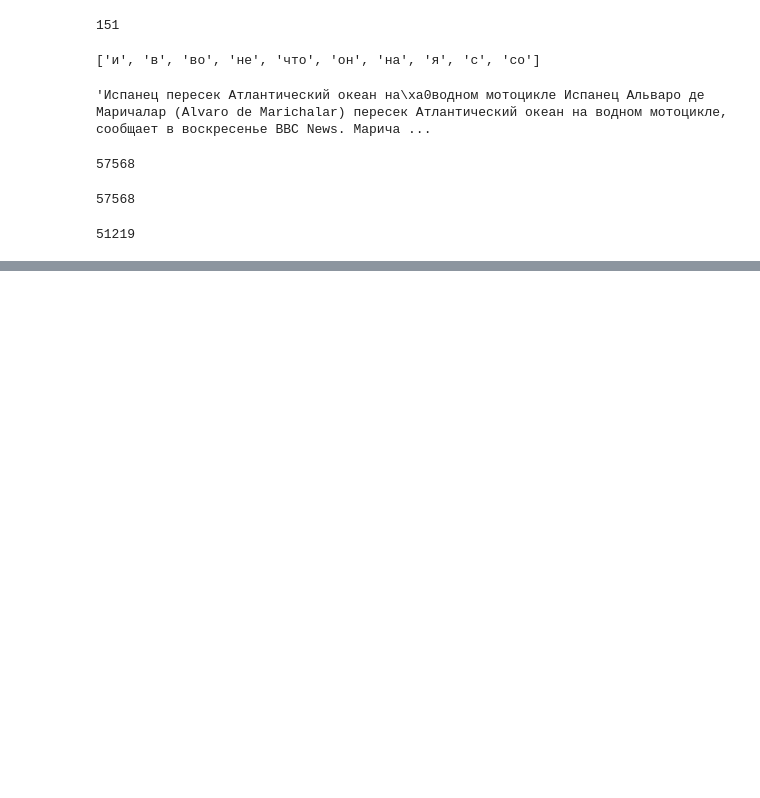
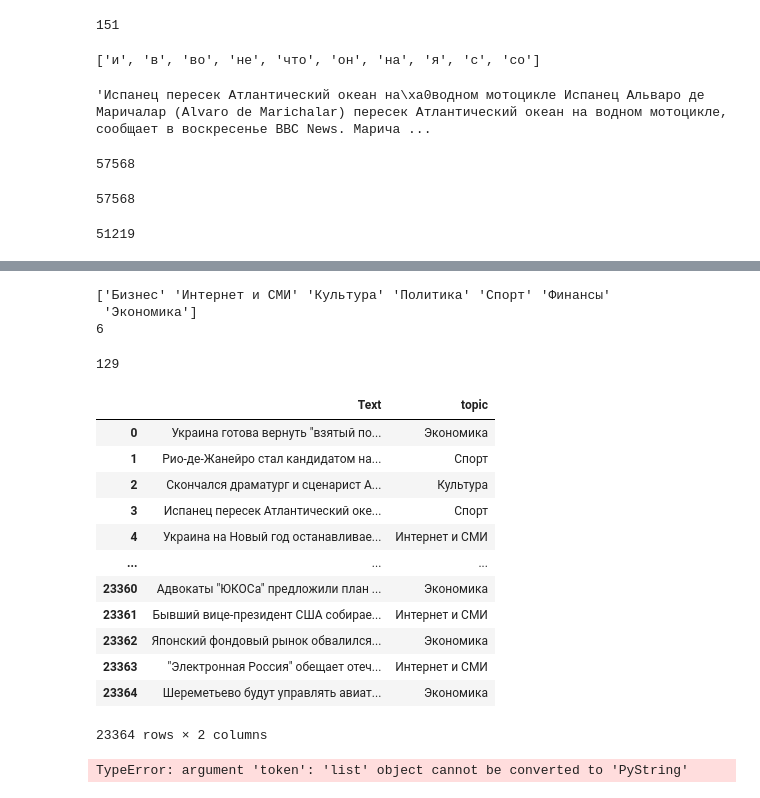
Before and after one commit to LuchianPeledutse/Projects, a Jupyter notebook: TextClassification/main.ipynb, the cells around one changed output, grey strips where cells are left out. Cells and saved outputs as stored; diff of their text form; code cells hidden in the pictures; blank space fills up the shorter version.

```diff
--- a/TextClassification/main.ipynb
+++ b/TextClassification/main.ipynb
@@ -298 +323,4 @@ Test_tokenizer.get_vocab_size()
+# %%
+#loading datasets
+Train_news,Test_news = pd.read_csv('Train_news.csv',index_col=0),pd.read_csv('Test_news.csv',index_col=0)
 # %%
@@ -304,0 +573,8 @@ Test_tokenizer.get_vocab_size()
+# %%
+le = preprocessing.LabelEncoder().fit(unique_train_labels)
+print(le.classes_)
+print(le.transform(['Экономика']).item())
+# %% [output]
+['Бизнес' 'Интернет и СМИ' 'Культура' 'Политика' 'Спорт' 'Финансы'
+ 'Экономика']
+6
@@ -304,0 +585,5 @@ Test_tokenizer.get_vocab_size()
+# %%
+some_text = normalize_text(Train_news.iloc[0,0])
+len(some_text)
+# %% [output]
+129
@@ -304,0 +610,20 @@ Test_tokenizer.get_vocab_size()
+# %%
+Train_news
+# %% [output]
+|  | Text | topic |
+| 0 | Украина готова вернуть "взятый по... | Экономика |
+| 1 | Рио-де-Жанейро стал кандидатом на... | Спорт |
+| 2 | Скончался драматург и сценарист А... | Культура |
+| 3 | Испанец пересек Атлантический оке... | Спорт |
+| 4 | Украина на Новый год останавливае... | Интернет и СМИ |
+| ... | ... | ... |
+| 23360 | Адвокаты "ЮКОСа" предложили план ... | Экономика |
+| 23361 | Бывший вице-президент США собирае... | Интернет и СМИ |
+| 23362 | Японский фондовый рынок обвалился... | Экономика |
+| 23363 | "Электронная Россия" обещает отеч... | Интернет и СМИ |
+| 23364 | Шереметьево будут управлять авиат... | Экономика |
+23364 rows × 2 columns
+# %%
+TrainDataset[0]
+# %% [output]
+TypeError: argument 'token': 'list' object cannot be converted to 'PyString'
```
Also changed, not shown: parts of 34 cells of this notebook.
